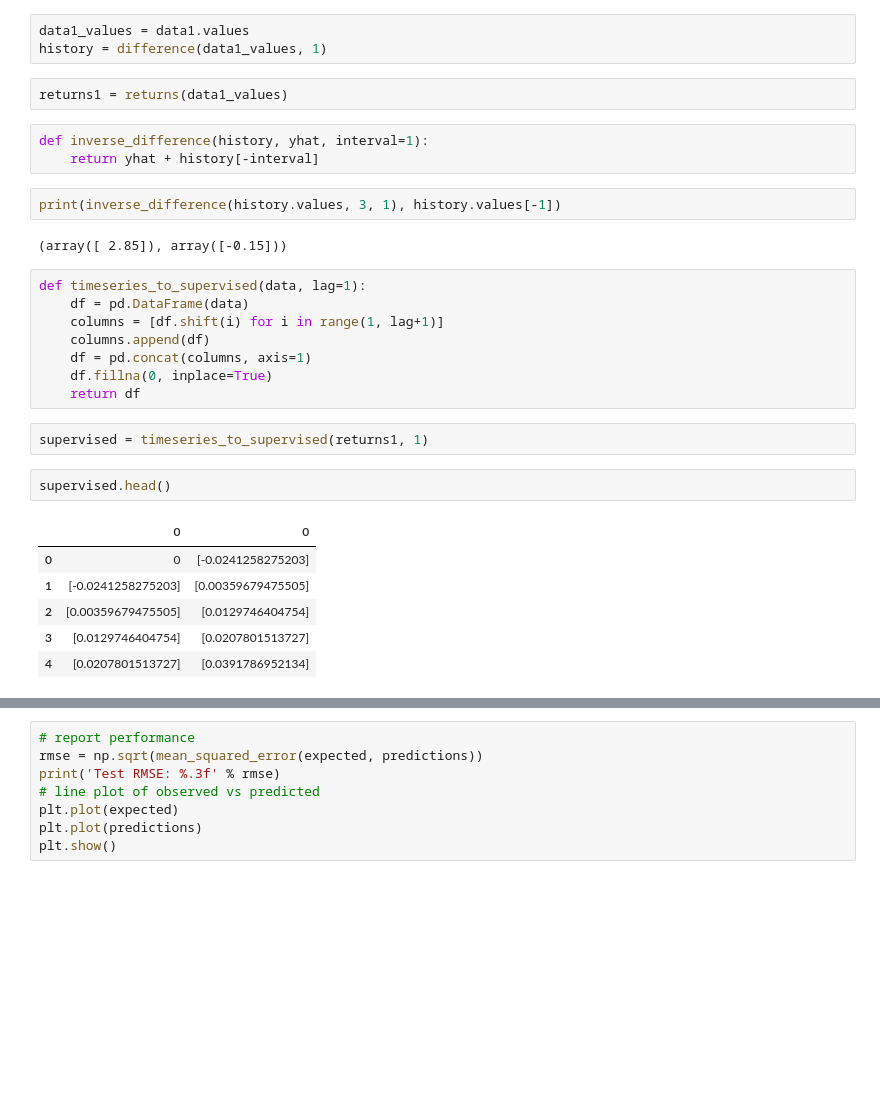
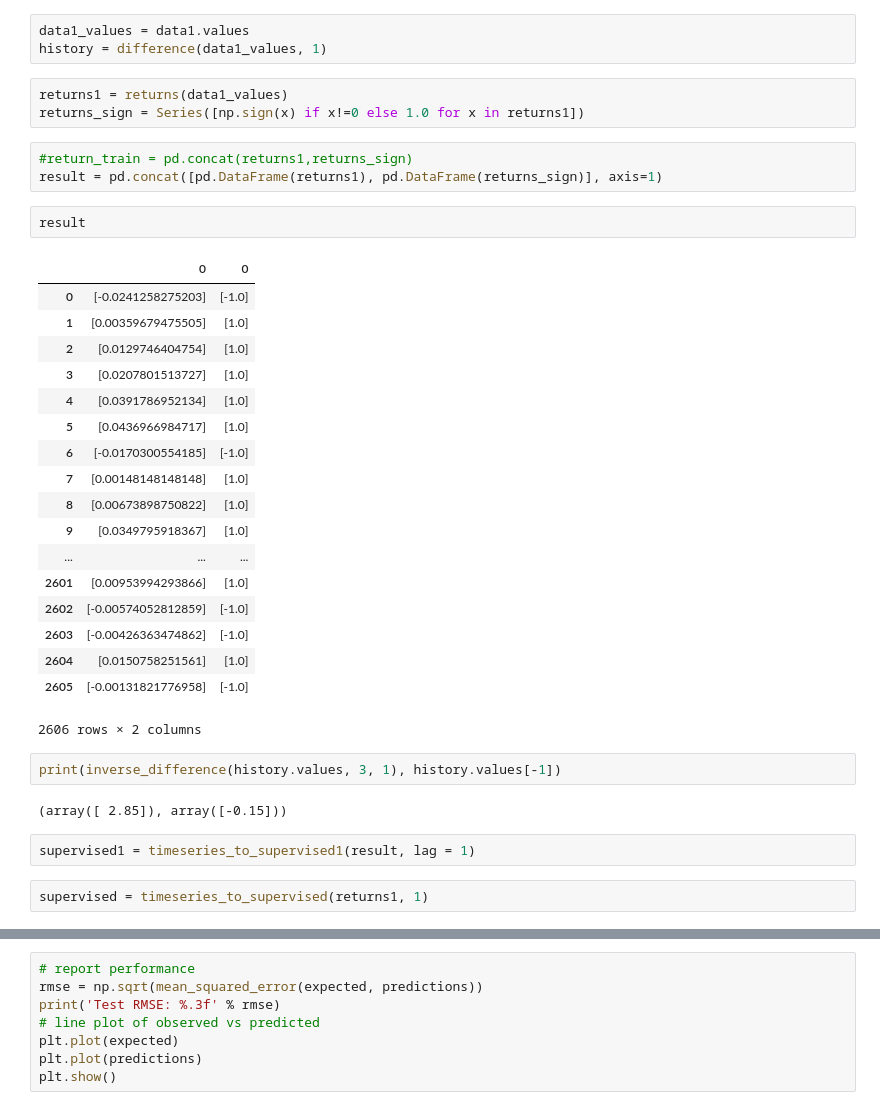
Before and after one commit to MakhtarBa/RL_portf_optimisation, a Jupyter notebook: Untitled.ipynb, the cells around one changed output, grey strips where cells are left out. Drawn from its saved outputs; the diff is of its cells as text; blank space fills up the shorter version.

```diff
--- a/Untitled.ipynb
+++ b/Untitled.ipynb
@@ -95,31 +168,38 @@ def returns(dataset):
 # %%
 data1_values = data1.values
 history = difference(data1_values, 1)
-# %%
-returns1 = returns(data1_values)
-# %%
-def inverse_difference(history, yhat, interval=1):
-	return yhat + history[-interval]
+# %%
+returns1 = returns(data1_values)
+returns_sign = Series([np.sign(x) if x!=0 else 1.0 for x in returns1])
+# %%
+#return_train = pd.concat(returns1,returns_sign)
+result = pd.concat([pd.DataFrame(returns1), pd.DataFrame(returns_sign)], axis=1)
+# %%
+result
+# %% [output]
+|  | 0 | 0 |
+| 0 | [-0.0241258275203] | [-1.0] |
+| 1 | [0.00359679475505] | [1.0] |
+| 2 | [0.0129746404754] | [1.0] |
+| 3 | [0.0207801513727] | [1.0] |
+| 4 | [0.0391786952134] | [1.0] |
+| 5 | [0.0436966984717] | [1.0] |
+| 6 | [-0.0170300554185] | [-1.0] |
+| 7 | [0.00148148148148] | [1.0] |
+| 8 | [0.00673898750822] | [1.0] |
+| 9 | [0.0349795918367] | [1.0] |
+| ... | ... | ... |
+| 2601 | [0.00953994293866] | [1.0] |
+| 2602 | [-0.00574052812859] | [-1.0] |
+| 2603 | [-0.00426363474862] | [-1.0] |
+| 2604 | [0.0150758251561] | [1.0] |
+| 2605 | [-0.00131821776958] | [-1.0] |
+2606 rows × 2 columns
 # %%
 print(inverse_difference(history.values, 3, 1), history.values[-1])
 # %% [output]
 (array([ 2.85]), array([-0.15]))
-# %%
-def timeseries_to_supervised(data, lag=1):
-	df = pd.DataFrame(data)
-	columns = [df.shift(i) for i in range(1, lag+1)]
-	columns.append(df)
-	df = pd.concat(columns, axis=1)
-	df.fillna(0, inplace=True)
-	return df
+# %%
+supervised1 = timeseries_to_supervised1(result, lag = 1)
 # %%
 supervised = timeseries_to_supervised(returns1, 1)
-# %%
-supervised.head()
-# %% [output]
-|  | 0 | 0 |
-| 0 | 0 | [-0.0241258275203] |
-| 1 | [-0.0241258275203] | [0.00359679475505] |
-| 2 | [0.00359679475505] | [0.0129746404754] |
-| 3 | [0.0129746404754] | [0.0207801513727] |
-| 4 | [0.0207801513727] | [0.0391786952134] |
```
Also changed, not shown: parts of 35 cells of this notebook, 1 other file.
